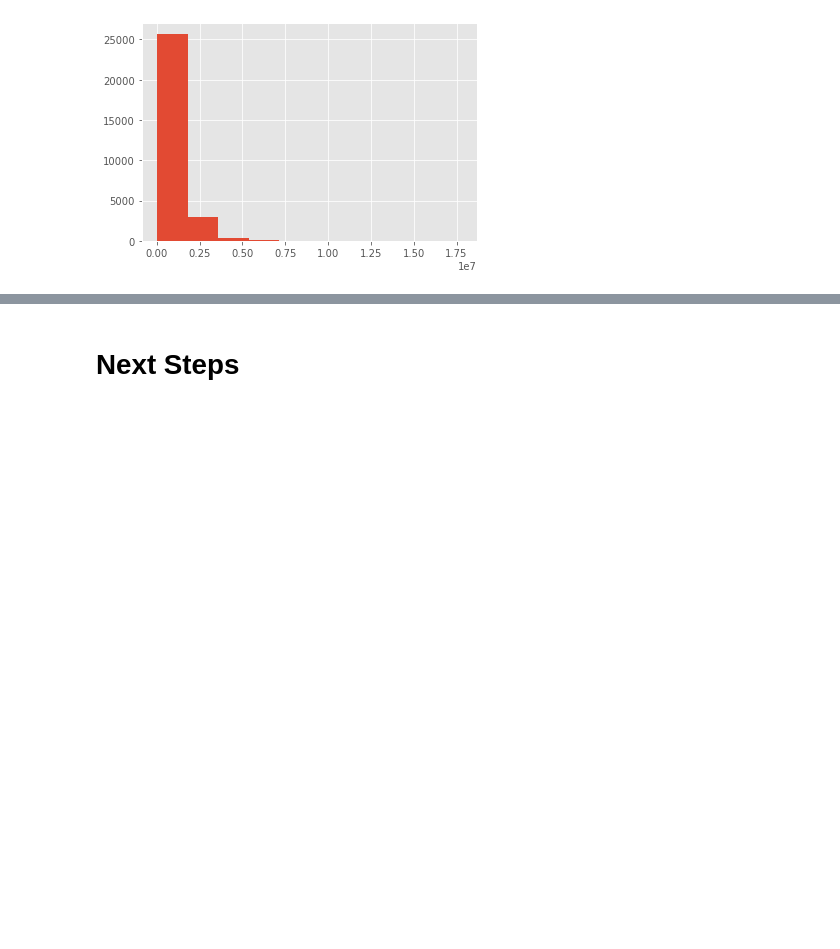
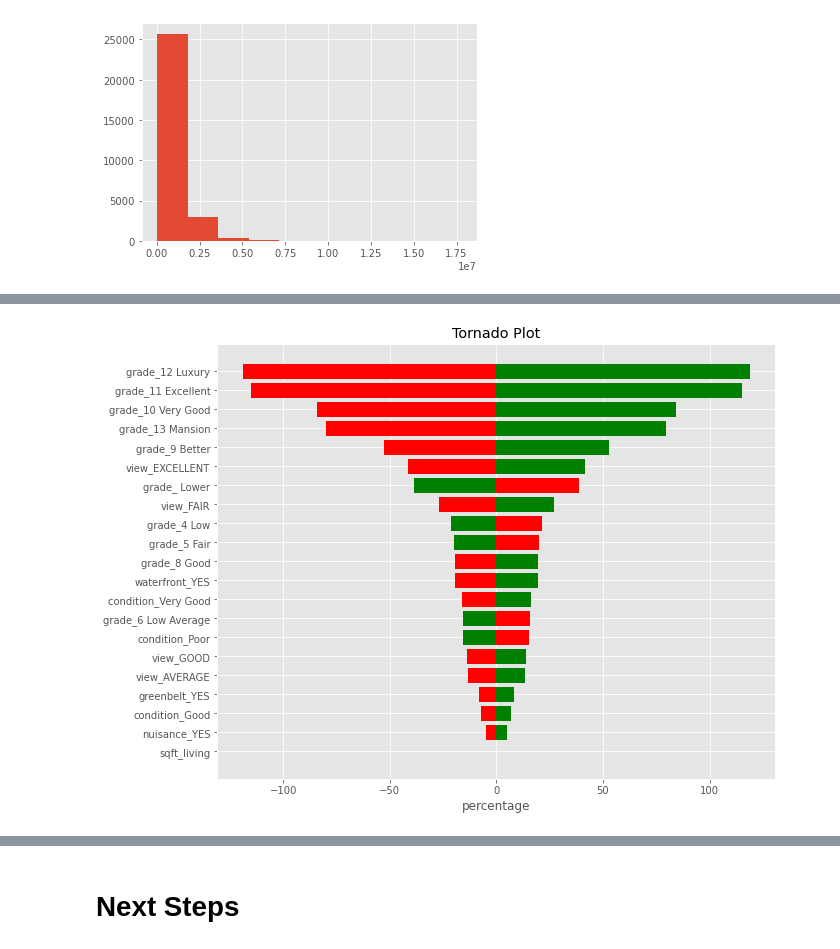
Before and after one commit to Bella3s/housing-analysis-project, a Jupyter notebook: housing_analysis.ipynb, the cells around one changed output, grey strips where cells are left out. Saved outputs shown, nothing was run; the diff lists cells and outputs as text; code cells hidden in the pictures; blank space fills up the shorter version.

```diff
--- a/housing_analysis.ipynb
+++ b/housing_analysis.ipynb
@@ -775,3 +707,0 @@ strong multicollinearity or other numerical problems.
-# %%
-y_final_pred = results_final.predict(sm.add_constant(X_final))
-mean_absolute_error(y_final, y_final_pred)
@@ -780,7 +707,0 @@ mean_absolute_error(y_final, y_final_pred)
-# %%
-model_final_stand = sm.OLS(y_2, sm.add_constant(X_stand.drop('greenbelt_YES', axis=1)))
-results_final_stand = model_final_stand.fit()
-print("const coeff:",round(results_final_stand.params[0],0))
-conf_int_low = results_final_stand.conf_int().loc["const"][0]
-conf_int_high = results_final_stand.conf_int().loc["const"][1]
-print("const confidence interval: {} to {}".format(round(conf_int_low, 0), round(conf_int_high, 0)))
@@ -842,0 +714,7 @@ The Mean Absolute Error shows that for any given prediction from the model, it c
+# %%
+y_3 = np.log(y_2)
+X_3 = X_2
+
+model_3 = sm.OLS(y_3, sm.add_constant(X_3))
+results_3 = model_3.fit()
+print(results_3.summary())
@@ -842,0 +782,6 @@ The Mean Absolute Error shows that for any given prediction from the model, it c
+# %%
+dict_ = {'variables' : list(results_3.params.index), 'coefficients' : list(results_3.params)}
+df_coeff = pd.DataFrame(dict_)
+df_coeff['coefficient_percentage'] = df_coeff['coefficients'].map(lambda x: round((np.exp(x) - 1)*100,2))
+df_coeff.drop([0,10], inplace=True)
+df_coeff
@@ -842,0 +847,14 @@ The Mean Absolute Error shows that for any given prediction from the model, it c
+# %%
+def tornado_plot(categories, values):
+    fig, ax = plt.subplots(figsize=(10,8))
+    base = 0
+    ax.barh(categories, values, left=base, color='green')
+    ax.barh(categories, -values, left=base, color='red')
+    ax.set_xlabel('percentage')
+    ax.set_title('Tornado Plot');
+
+df_coeff['abs_percentage'] = abs(df_coeff['coefficient_percentage'])
+df_coeff = df_coeff.sort_values('abs_percentage', axis=0)
+tornado_plot(df_coeff['variables'], df_coeff['coefficient_percentage'])
+# %% [output]
+[figure, added]
```
Also changed, not shown: parts of 83 cells of this notebook, 2 other files.
